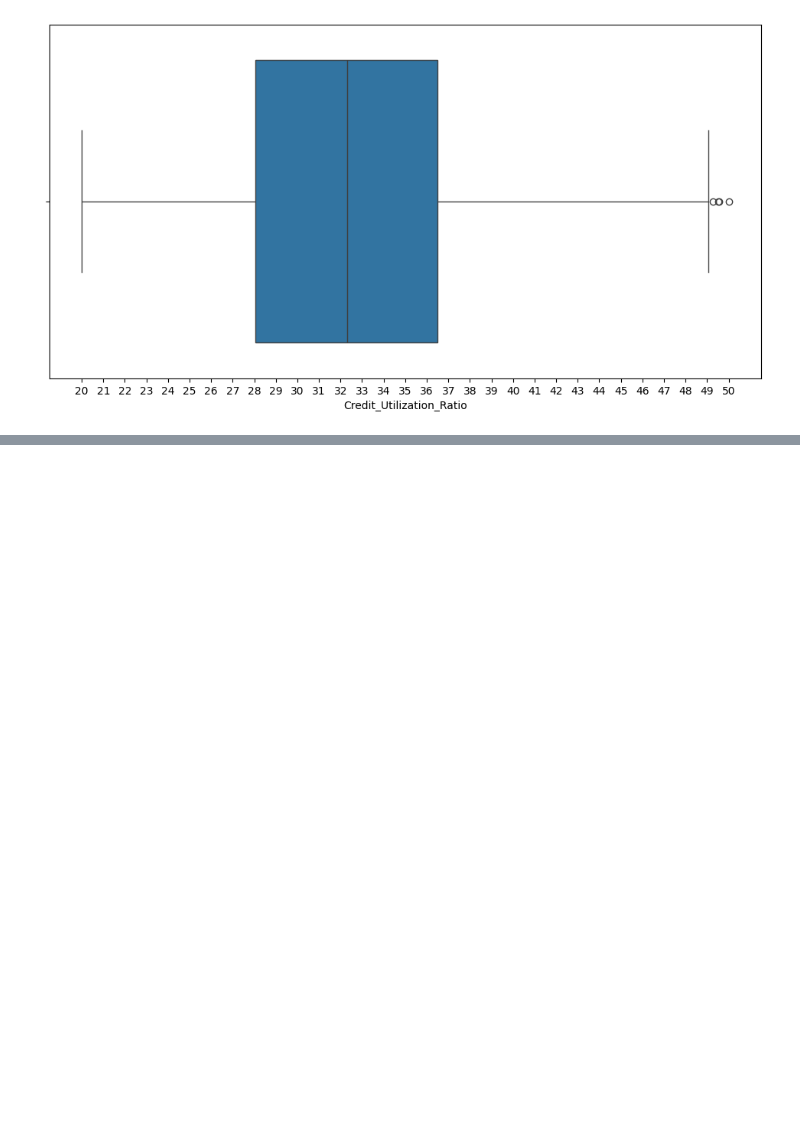
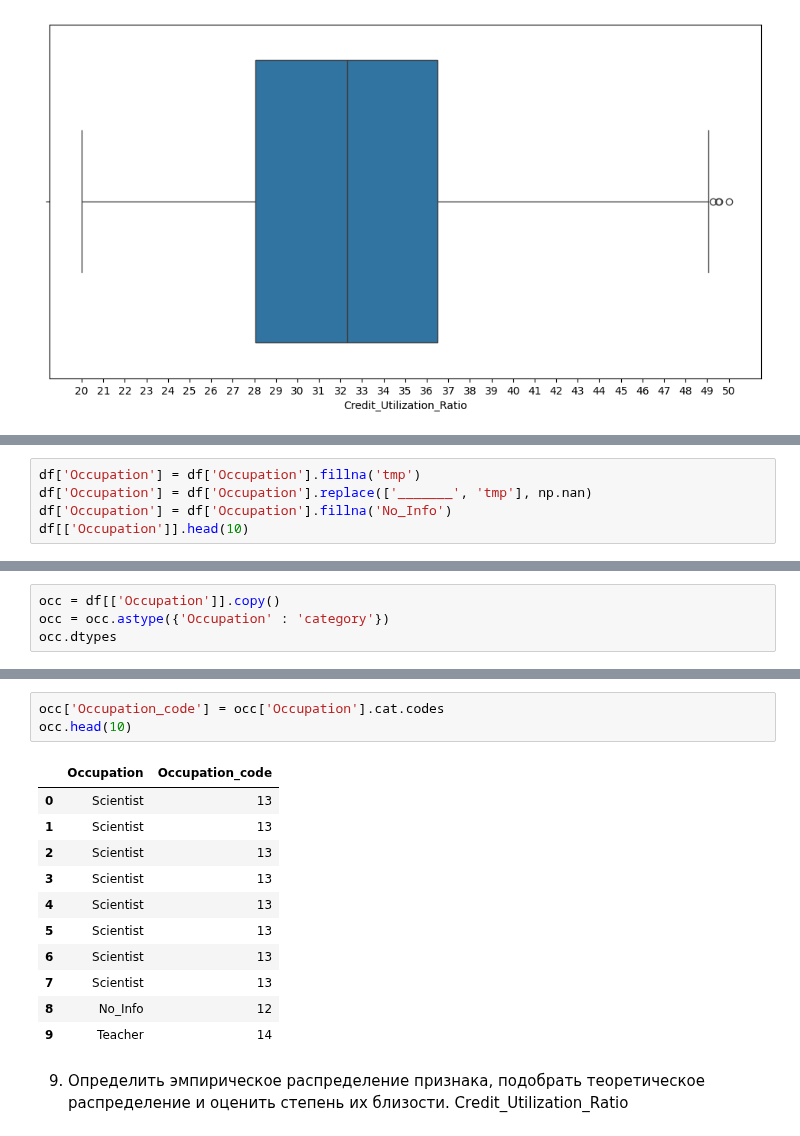
Before and after one commit to Ghukii/TMP-4sem-, a Jupyter notebook: Задание_6/Задание_6_13.ipynb, the cells around one changed output, grey strips where cells are left out. Drawn from its saved outputs; the diff is of its cells as text; blank space fills up the shorter version.

```diff
--- a/Задание_6/Задание_6_13.ipynb
+++ b/Задание_6/Задание_6_13.ipynb
@@ -682,0 +721,5 @@ Name: Credit_Utilization_Ratio, dtype: float64
+# %%
+df['Occupation'] = df['Occupation'].fillna('tmp')
+df['Occupation'] = df['Occupation'].replace(['_______', 'tmp'], np.nan)
+df['Occupation'] = df['Occupation'].fillna('No_Info')
+df[['Occupation']].head(10)
@@ -682,0 +758,4 @@ Name: Credit_Utilization_Ratio, dtype: float64
+# %%
+occ = df[['Occupation']].copy()
+occ = occ.astype({'Occupation' : 'category'})
+occ.dtypes
@@ -682,0 +773,17 @@ Name: Credit_Utilization_Ratio, dtype: float64
+# %%
+occ['Occupation_code'] = occ['Occupation'].cat.codes
+occ.head(10)
+# %% [output]
+|  | Occupation | Occupation_code |
+| 0 | Scientist | 13 |
+| 1 | Scientist | 13 |
+| 2 | Scientist | 13 |
+| 3 | Scientist | 13 |
+| 4 | Scientist | 13 |
+| 5 | Scientist | 13 |
+| 6 | Scientist | 13 |
+| 7 | Scientist | 13 |
+| 8 | No_Info | 12 |
+| 9 | Teacher | 14 |
+# %% [markdown]
+9. Определить эмпирическое распределение признака, подобрать теоретическое распределение и оценить степень их близости. Credit_Utilization_Ratio
```
Also changed, not shown: parts of 11 cells of this notebook.
